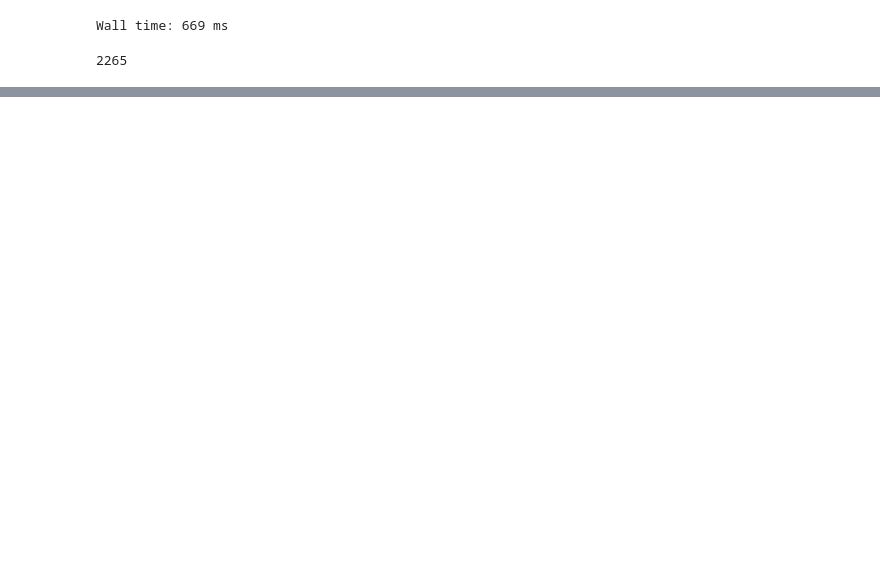
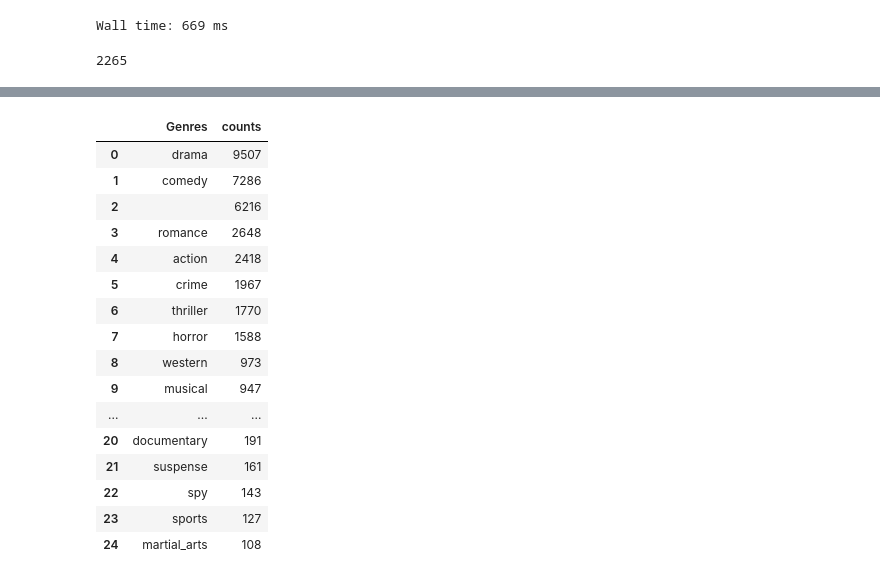
Before and after one commit to erickeagle/Wikipedia-Movies-Data-EDA-NLP-Redcommendation-System-, a Jupyter notebook: cleaning_and_structuring_GENRE_data.ipynb, the cells around one changed output, grey strips where cells are left out. Drawn from its saved outputs; the diff is of its cells as text; code cells hidden in the pictures; blank space fills up the shorter version.

```diff
--- a/cleaning_and_structuring_GENRE_data.ipynb
+++ b/cleaning_and_structuring_GENRE_data.ipynb
@@ -78,3 +21,6 @@ Name: Genre_updated, dtype: int64
+# %%
+def remove_punctuation(text):
+    return ''.join([words.lower() for words in text if words not in '!"#$%&\'()*+-./:;<=>?@[\\]^`{|}~'])
 # %%
 
 df['Genre_1']= df['Genre'].str.replace("unknown", "")
@@ -179,6 +155,23 @@ def genre(data):
             df1=pd.concat([df1,df])
 
     return df1.reset_index(drop=True)
+
+
+def genre_split_on_space(data):
+    df1 = pd.DataFrame(columns = ['Release Year', 'Title', 'Origin/Ethnicity', 'Director', 'Cast','Genre', 'Wiki Page', 'Plot','Plot_cleanned','Genre_updated','Genre_updated_again'])
+    for i,row in data.iterrows():
+        if len(row['Genre_updated'].split())>1:
+            for i in row['Genre_updated'].split():
+               # print(i)
+                df=pd.DataFrame(row).T
+                df['Genre_updated_again']=i
+                df1=pd.concat([df1,df])
+        else:
+            df=pd.DataFrame(row).T
+            df['Genre_updated_again']=df['Genre_updated']
+            df1=pd.concat([df1,df])
+
+    return df1.reset_index(drop=True)
 # %%
 %%time
 new_df=genre(df)
@@ -185,0 +194,5 @@ new_df
+# %%
+%%time
+new_df['Genre_updated']=new_df['Genre_updated'].apply(lambda x: x.strip())
+new_df1=genre_split_on_space(new_df)
+new_df1
@@ -189,0 +292,3 @@ new_df['Genre_updated'].apply(lambda x: x.strip()).nunique()
+# %%
+dax=new_df1['Genre_updated_again'].value_counts().rename_axis('Genres').reset_index(name='counts')
+dax
@@ -189,0 +329,20 @@ new_df['Genre_updated'].apply(lambda x: x.strip()).nunique()
+# %%
+dax[dax['counts']>100]
+# %% [output]
+|  | Genres | counts |
+| 0 | drama | 9507 |
+| 1 | comedy | 7286 |
+| 2 |  | 6216 |
+| 3 | romance | 2648 |
+| 4 | action | 2418 |
+| 5 | crime | 1967 |
+| 6 | thriller | 1770 |
+| 7 | horror | 1588 |
+| 8 | western | 973 |
+| 9 | musical | 947 |
+| ... | ... | ... |
+| 20 | documentary | 191 |
+| 21 | suspense | 161 |
+| 22 | spy | 143 |
+| 23 | sports | 127 |
+| 24 | martial_arts | 108 |
```
Also changed, not shown: parts of 10 cells of this notebook, 3 other files.
